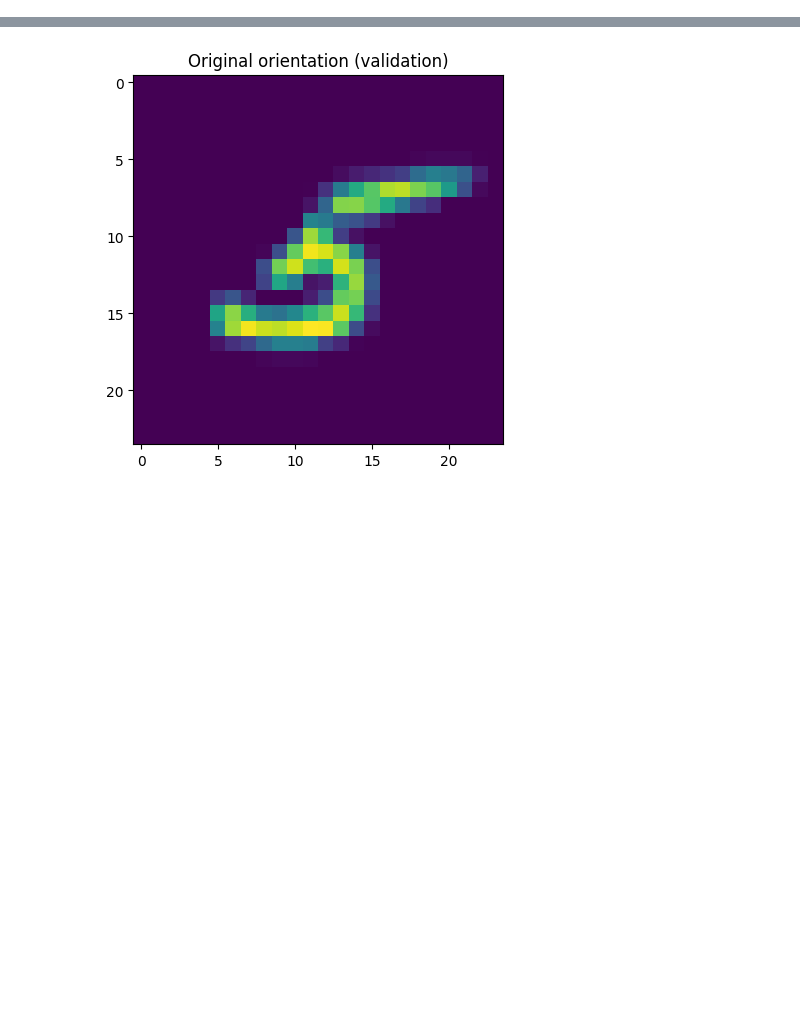
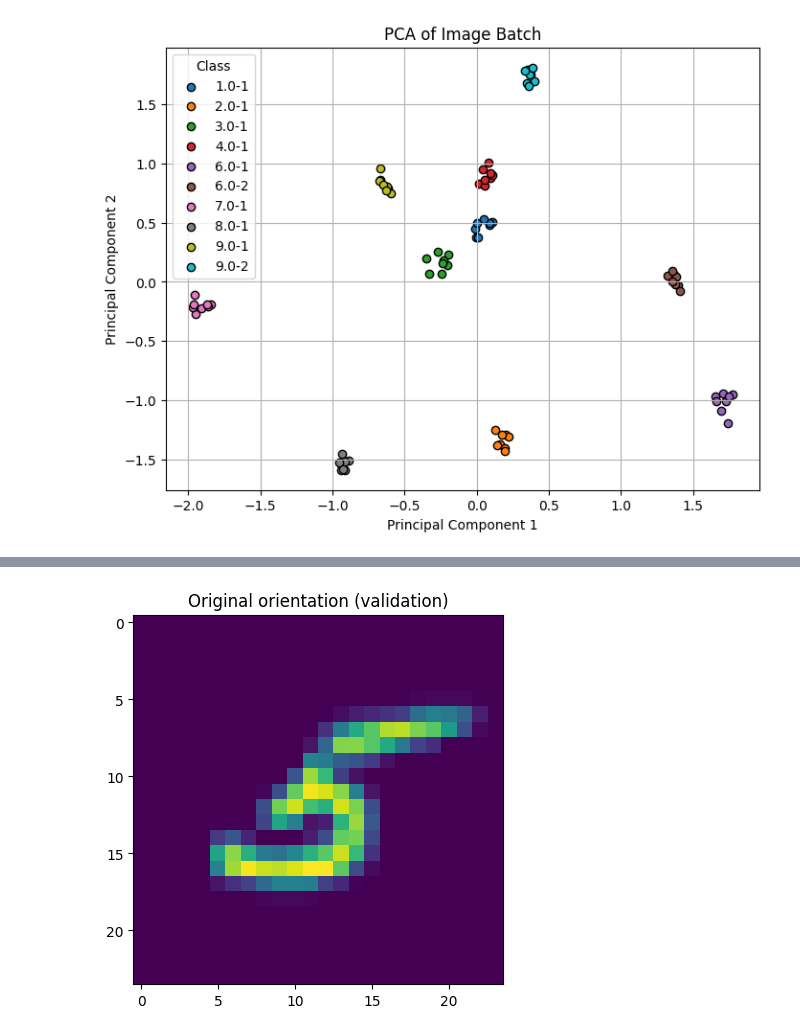
Before and after one commit to TomekNocon/IMMUVIS-PIGVAE, a Jupyter notebook: notebooks/test.ipynb, the cells around one changed output, grey strips where cells are left out. Cells and saved outputs as stored; diff of their text form; code cells hidden in the pictures; blank space fills up the shorter version.

```diff
--- a/notebooks/test.ipynb
+++ b/notebooks/test.ipynb
@@ -114,0 +539,13 @@ args[0].shape: torch.Size([36])
+# %%
+import src.models.components.metrics.recontructions as R
+import src.models.components.plot as pL
+
+idx_to_show = R.batch_augmented_indices(64, num_permutations=8, n_examples=10)
+# %%
+to_show = all_out[0][idx_to_show, :]
+subset_targets = el.y[:10]
+pca_predictions = to_show.detach().cpu().squeeze().numpy()
+# %%
+fig_pca = pL.plot_pca(pca_predictions, subset_targets, n_rows=10, n_cols=8)
+# %% [output]
+[figure, added]
```
Also changed, not shown: parts of 58 cells of this notebook, 12 other files.
